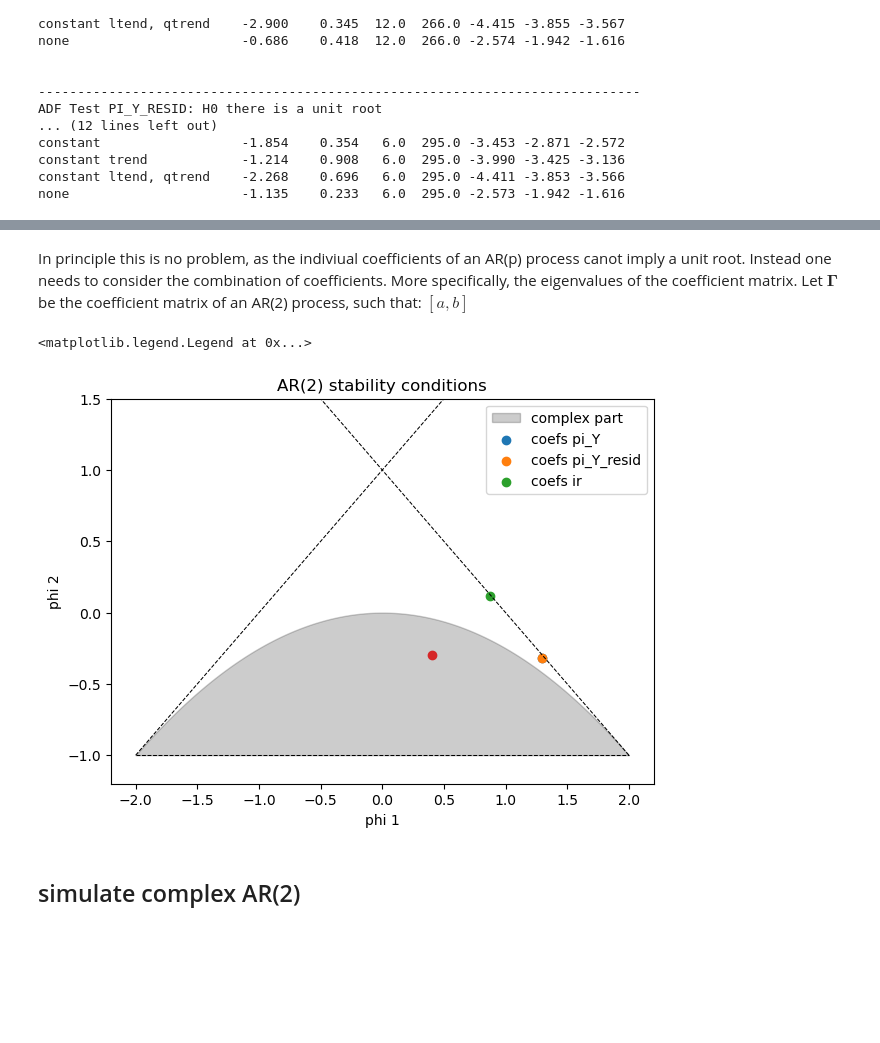
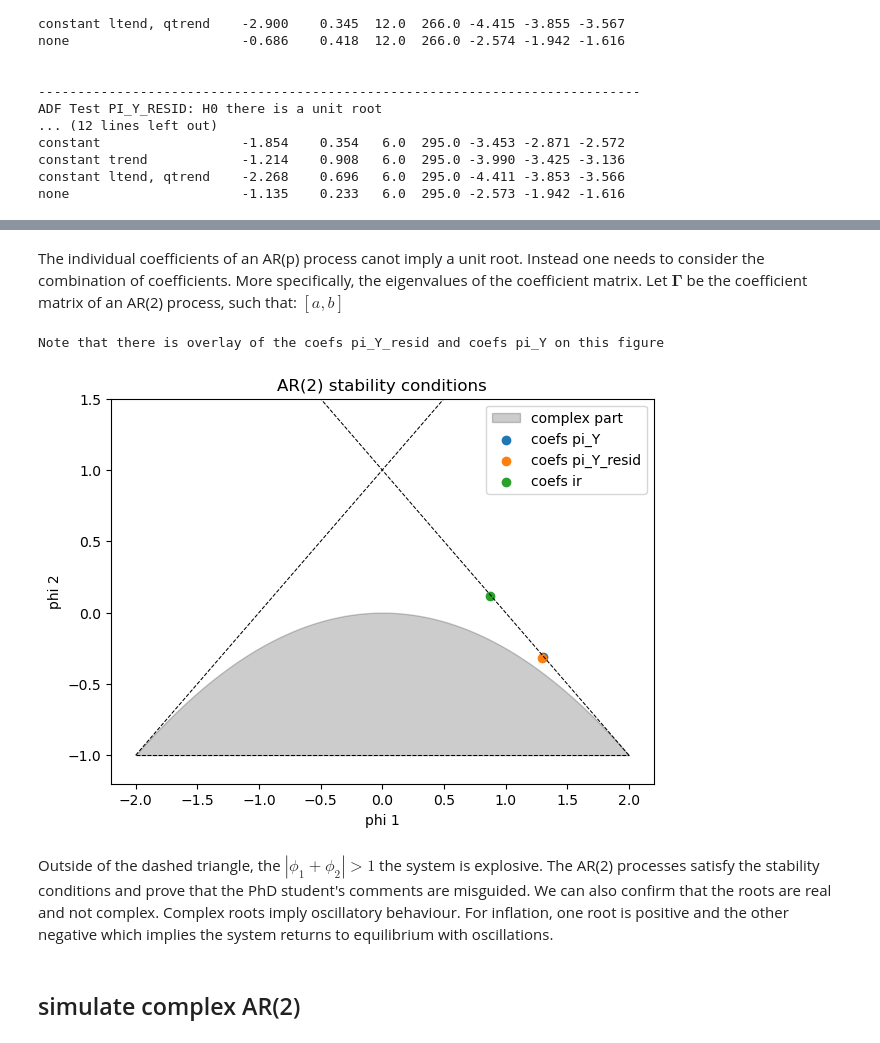
Before and after one commit to joelt101/Taylor-Rule-Project-Macro, a Jupyter notebook: macro2.ipynb, the cells around one changed output, grey strips where cells are left out. Saved outputs shown, nothing was run; the diff lists cells and outputs as text; code cells hidden in the pictures; blank space fills up the shorter version.

```diff
--- a/macro2.ipynb
+++ b/macro2.ipynb
@@ -523,8 +541,11 @@ df['pi_Y'] = (1+df.pi_M).rolling(12).apply(np.prod, raw=True) - 1
 for col in ['pi_Y']:
     sub = df[[col, 'M']].dropna().copy()
     sub['M'] = sub.M.astype(int).astype('category')
-    sub = sub.drop('M', axis=1).join(pd.get_dummies(sub['M'], prefix='m').iloc[:, :])
-    ols = OLS(sub[col], sub.drop(col, axis=1)).fit()
+    sub = sub.drop('M', axis=1).join(pd.get_dummies(sub['M'], prefix='m').iloc[:, :-1])
+    x = sub.drop(col, axis=1)
+    X = sm.add_constant(x).astype(int)
+    ols = OLS(sub[col], X).fit()
+
 
     df = df.join(ols.resid.rename(f'{col}_resid'))
     print(col, '\n', ols.summary())
@@ -646,6 +759,6 @@ Standard errors in parentheses.
 # %%
-lst_mod_ar2 = []
-for col in lst_q5_cols:
-    ar_var = ARIMA(df[col], order=(2,0,0)).fit()
-    lst_mod_ar2.append(ar_var)
+#lst_mod_ar2 = []
+#for col in lst_q5_cols:
+ #   ar_var = ARIMA(df[col], order=(2,0,0)).fit()
+ #   lst_mod_ar2.append(ar_var)
 # %%
@@ -669,0 +777,14 @@ Standard errors in parentheses.
+# %%
+for col in lst_q5_cols:
+    ar_var = ARIMA(df[col], order=(2,0,0), trend = 'n').fit()
+    print(f"Summary for ARIMA model of {col}:")
+    print(ar_var.summary())
+    print("\n")
+
+    ar_res = ARIMA(ar_var.resid, order=(1,0,0), trend = 'n').fit()
+    print(f"Summary for ARIMA model of residuals of {col}:")
+    print(ar_res.summary())
+    print("\n")
+
+    lst_mod_resid.append(ar_res)
+    lst_rho_lambda.append((ar_var.params.loc['ar.L1'], ar_res.params.loc['ar.L1']))
@@ -672,6 +868,11 @@ Standard errors in parentheses.
 # %% [markdown]
-In principle this is no problem, as the indiviual coefficients of an AR(p) process canot imply a unit root. Instead one needs to consider the combination of coefficients. More specifically, the eigenvalues of the coefficient matrix. Let $\mathbf{\Gamma}$ be the coefficient matrix of an AR(2) process, such that:
+The individual coefficients of an AR(p) process canot imply a unit root. Instead one needs to consider the combination of coefficients. More specifically, the eigenvalues of the coefficient matrix. Let $\mathbf{\Gamma}$ be the coefficient matrix of an AR(2) process, such that:
 $ [a, b] $
+# %%
+lst_mod_ar2 = []
+for col in lst_q5_cols:
+    ar_var = ARIMA(df[col], order=(2,0,0), trend = 'n').fit()
+    lst_mod_ar2.append(ar_var)
 # %%
 phi1 = np.linspace(-2, 2, 100)
 phi2 = np.linspace(-2, 2, 100)
@@ -683,24 +884,26 @@ stab4 = -phi1 ** 2 / 4
 # %%
 fig, ax = plt.subplots(1, 1, figsize=(7,5))
 ax.plot(phi1, stab1, color='black', linestyle='dashed', lw=.75)
 ax.plot(phi1, stab2, color='black', linestyle='dashed', lw=.75)
 ax.plot(phi1, stab3, color='black', linestyle='dashed', lw=.75)
 # ax.fill_betweenx(stab4, stab1, phi1)
 ax.fill_between(phi1, stab3, stab4, color='black', alpha=.2, linestyle='-', label='complex part')
 
 for i, mod in enumerate(lst_mod_ar2):
-    ax.scatter(*mod.params.values[1:-1], label=f"coefs {lst_q5_cols[i]}")
-ax.scatter(*[.4, -.3])
-ax.set_ylim(bottom=-1.2, top=1.5)
+    ax.scatter(*mod.params.values[:-1], label=f"coefs {lst_q5_cols[i]}")
+    ax.set_ylim(bottom=-1.2, top=1.5)
 
 ax.set_title("AR(2) stability conditions")
 ax.set_xlabel("phi 1")
 ax.set_ylabel("phi 2")
 
 ax.legend()
+print('\nNote that there is overlay of the coefs pi_Y_resid and coefs pi_Y on this figure')
 # %% [output]
-<matplotlib.legend.Legend at 0x...>
+Note that there is overlay of the coefs pi_Y_resid and coefs pi_Y on this figure
-[figure, old version]
+[figure, new version]
+# %% [markdown]
+Outside of the dashed triangle, the $|\phi_1 + \phi_2| > 1$ the system is explosive. The AR(2) processes satisfy the stability conditions and prove that the PhD student's comments are misguided. We can also confirm that the roots are real and not complex. Complex roots imply oscillatory behaviour. For inflation, one root is positive and the other negative which implies the system returns to equilibrium with oscillations.
 # %% [markdown]
 ## simulate complex AR(2)
 # %%
```
Also changed, not shown: parts of 52 cells of this notebook.
